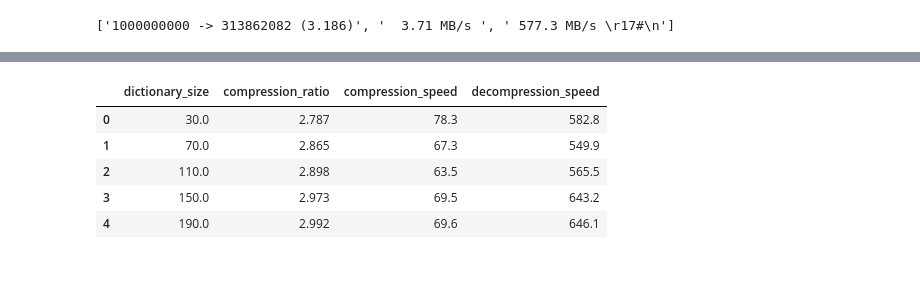
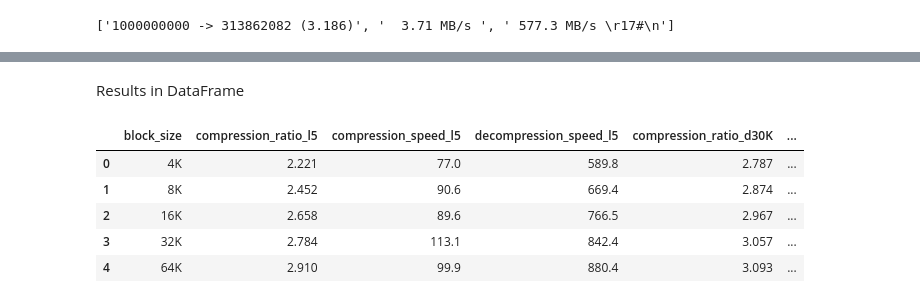
Before and after one commit to CarlosCRG19/open-source-mlh-fellowship, a Jupyter notebook: Week-6/4thTests.ipynb, the cells around one changed output, grey strips where cells are left out. Drawn from its saved outputs; the diff is of its cells as text; code cells hidden in the pictures; blank space fills up the shorter version.

```diff
--- a/Week-6/4thTests.ipynb
+++ b/Week-6/4thTests.ipynb
@@ -589,9 +571,11 @@ Save dictionary of size 194560 into file dictionary
-# %%
-df_dic
-# %% [output]
-|  | dictionary_size | compression_ratio | compression_speed | decompression_speed |
-| 0 | 30.0 | 2.787 | 78.3 | 582.8 |
-| 1 | 70.0 | 2.865 | 67.3 | 549.9 |
-| 2 | 110.0 | 2.898 | 63.5 | 565.5 |
-| 3 | 150.0 | 2.973 | 69.5 | 643.2 |
-| 4 | 190.0 | 2.992 | 69.6 | 646.1 |
+# %% [markdown]
+Results in DataFrame
+# %%
+df_dsizes
+# %% [output]
+|  | block_size | compression_ratio_l5 | compression_speed_l5 | decompression_speed_l5 | compression_ratio_d30K | ... |
+| 0 | 4K | 2.221 | 77.0 | 589.8 | 2.787 | ... |
+| 1 | 8K | 2.452 | 90.6 | 669.4 | 2.874 | ... |
+| 2 | 16K | 2.658 | 89.6 | 766.5 | 2.967 | ... |
+| 3 | 32K | 2.784 | 113.1 | 842.4 | 3.057 | ... |
+| 4 | 64K | 2.910 | 99.9 | 880.4 | 3.093 | ... |
```
Also changed, not shown: parts of 36 cells of this notebook.
